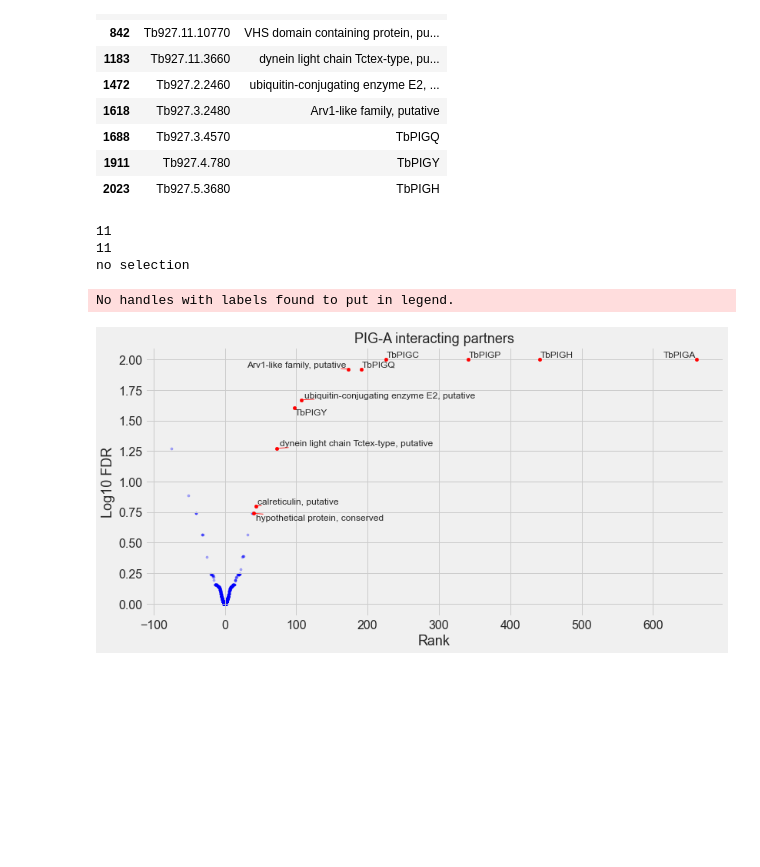
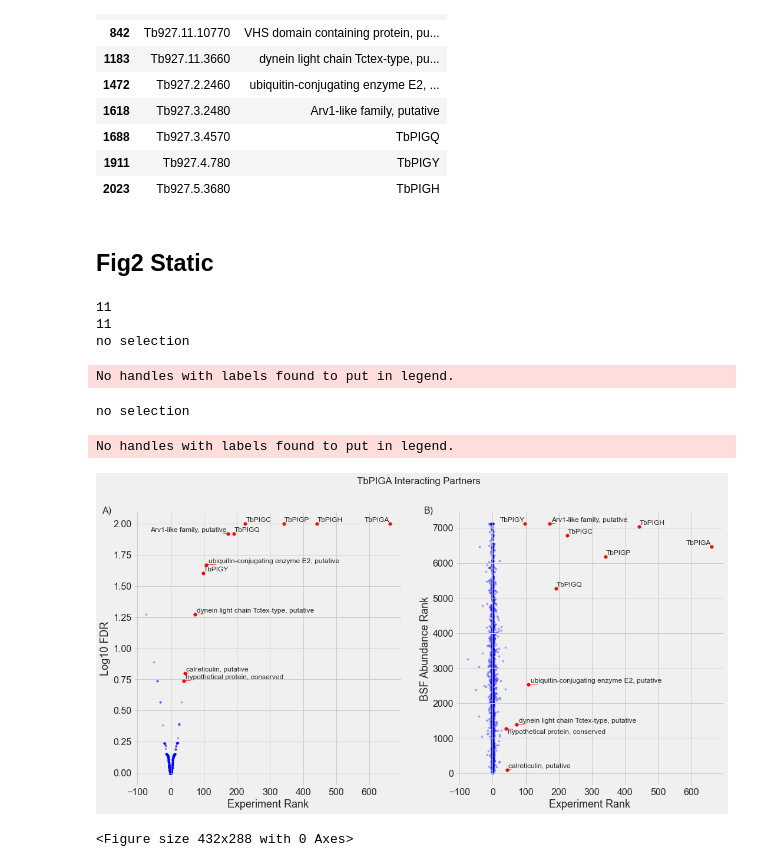
Before and after one commit to mtinti/TbGPI3, a Jupyter notebook: analysis_def.ipynb, the cells around one changed output. Drawn from its saved outputs; the diff is of its cells as text; code cells hidden in the pictures; blank space fills up the shorter version.

```diff
--- a/analysis_def.ipynb
+++ b/analysis_def.ipynb
@@ -399,46 +403,88 @@ temp_1=temp_1.merge(df,left_on='Gene_id',right_on='Gene_id',how='left')
 #temp_1=temp_1.merge(aboundance_df,left_on='Gene_id',right_on='Gene ID',how='left')
 temp_1['exp_rank']=temp_1['rank'].rank(ascending=False)
 temp_1['rank_filter']=np.log2(temp_1['BSF_rank']/temp_1['exp_rank'])
+temp_1['BSF_rank2']=temp_1['BSF_rank'].fillna(temp_1['BSF_rank'].max())
+
 temp_1.head(50)
 temp_1.to_csv('all.txt')
+# %% [markdown]
+## Fig2 Static
 # %%
 plt.style.use('fivethirtyeight')
 #plt.style.use('classic')
 
-fig, ax=plt.subplots(figsize=(12,6),
-                     ncols=1, nrows=1)
+fig, axes=plt.subplots(figsize=(16,8),
+                     ncols=2, nrows=1)
 
 ids = temp_1[temp_1['srank']>40]
 _ids = ids.index.values
 _names = ids['desc2'].values
 print(len(_ids))
 print(len(_names))
-
+ax=axes[0]
 PTUT.make_vulcano(temp_1, ax, x='srank', y='log_FDR',
              annot_index=_ids,
              annot_names = _names,
-             title='Volcano',
+             title='',
              #fc_limit=70,
              fc_col='srank',
                   alpha_main=0.3,
-             point_size_selection=20,
+             point_size_selection=30,
              point_size_all=10,
             text_size=12,
             )
 
-ax.set_title('PIG-A interacting partners')
-ax.set_xlabel('Rank')
+#ax.set_title('PIG-A interacting partners')
+ax.set_xlabel('Experiment Rank')
 ax.set_ylabel('Log10 FDR')
 #ax.legend(loc='upper center', bbox_to_anchor=(1.1, 0.9),
 #          title='Legend')
 ax.yaxis.label.set_size(18)
 ax.xaxis.label.set_size(18)
 ax.title.set_size(18)
 ax.tick_params(axis='both', which='major', labelsize=16)
-plt.savefig('volcano.svg')
+ax.text(-0.1, 1, 'A)', horizontalalignment='center',
+               verticalalignment='center',
+               transform=ax.transAxes,fontsize=16)
+
+ax=axes[1]
+PTUT.make_vulcano(temp_1, ax, x='srank',
+                  y='BSF_rank2',
+             annot_index=_ids,
+             annot_names = _names,
+             title='',
+             #fc_limit=70,
+             fc_col='srank',
+            alpha_main=0.3,
+             point_size_selection=30,
+             point_size_all=10,
+            text_size=12,
+            )
+
+#ax.set_title('PIG-A interacting partners')
+ax.set_xlabel('Experiment Rank')
+ax.set_ylabel('BSF Abundance Rank')
+#ax.legend(loc='upper center', bbox_to_anchor=(1.1, 0.9),
+#          title='Legend')
+ax.yaxis.label.set_size(18)
+ax.xaxis.label.set_size(18)
+ax.title.set_size(18)
+ax.tick_params(axis='both', which='major', labelsize=16)
+
+ax.text(-0.1, 1, 'B)', horizontalalignment='center',
+               verticalalignment='center',
+               transform=ax.transAxes,fontsize=16)
+
+plt.suptitle('TbPIGA Interacting Partners')
+
+plt.show()
+plt.savefig('Fig2.svg')
 # %% [output]
 11
 11
 no selection
 No handles with labels found to put in legend.
+no selection
+No handles with labels found to put in legend.
-[figure, old version]
+[figure, new version]
+<Figure size 432x288 with 0 Axes>
```
Also changed, not shown: parts of 12 cells of this notebook, 5 other files.
